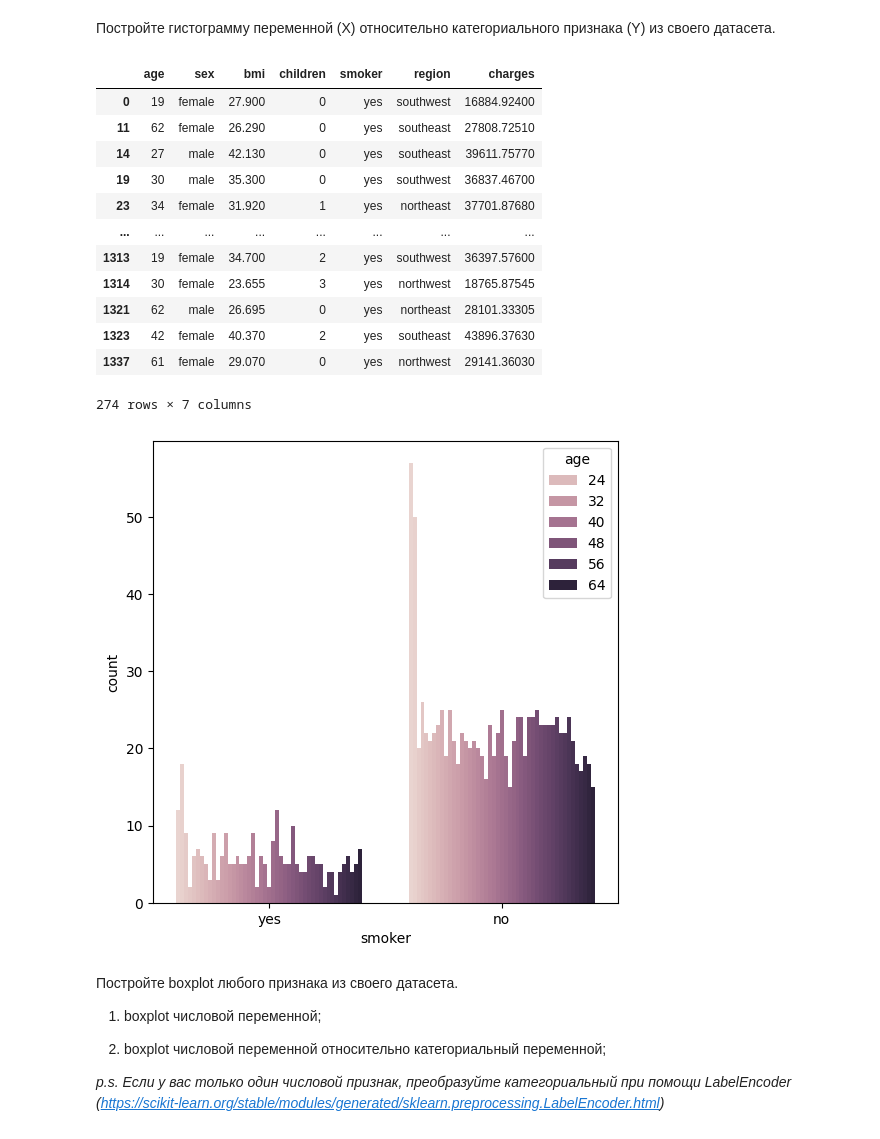
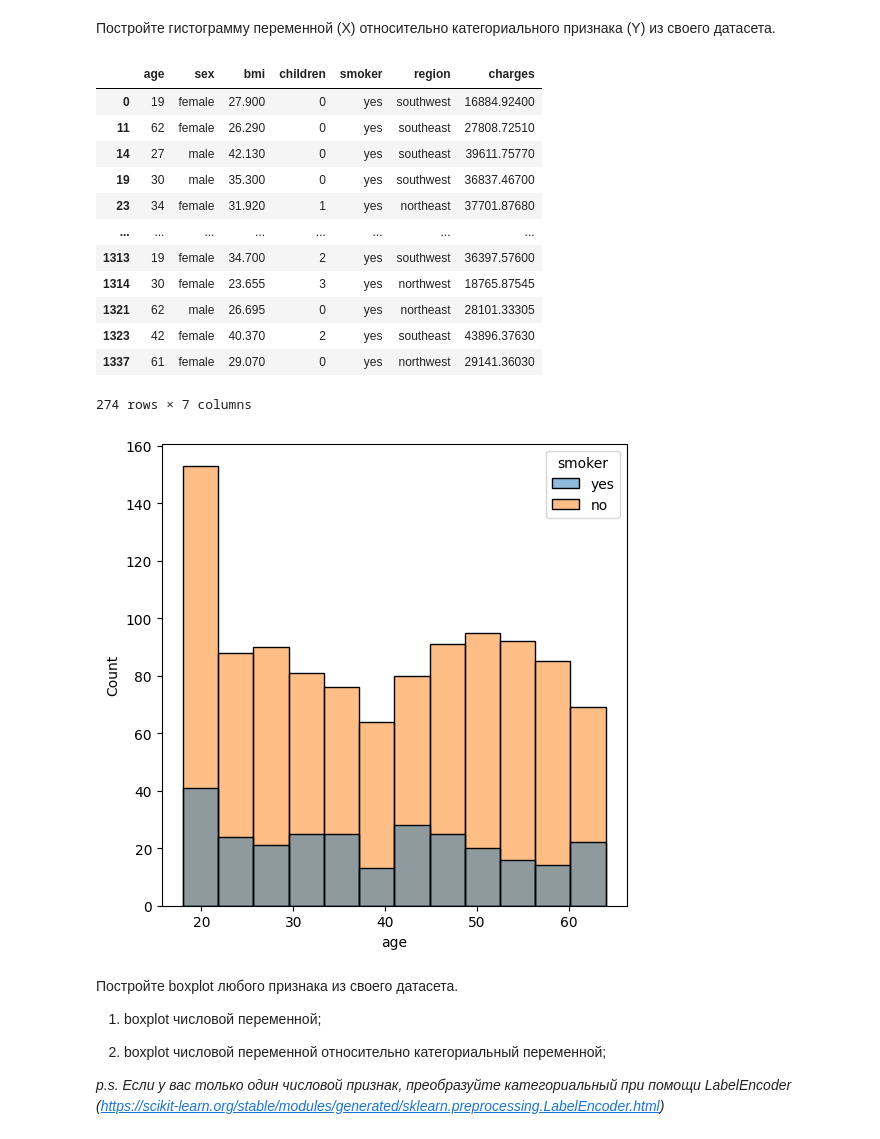
Before and after one commit to ScriptErrorVGM/VS-CODE, a Jupyter notebook: MTL/lab2/Lab_2.ipynb, the cells around one changed output. Drawn from its saved outputs; the diff is of its cells as text; code cells hidden in the pictures.

```diff
--- a/MTL/lab2/Lab_2.ipynb
+++ b/MTL/lab2/Lab_2.ipynb
@@ -152,23 +175,23 @@ Example: видим, что среднее и отклонение различ
  Постройте гистограмму переменной (X) относительно категориального признака (Y) из своего датасета.
 # %%
 plt.figure(figsize=(6, 6))
-sns.countplot(x= 'smoker', hue='age', data=df)
+sns.histplot(x= 'age', hue='smoker', data=df)
 df.loc[df['smoker'] == 'yes']
 # %% [output]
 |  | age | sex | bmi | children | smoker | region | charges |
 | 0 | 19 | female | 27.900 | 0 | yes | southwest | 16884.92400 |
 | 11 | 62 | female | 26.290 | 0 | yes | southeast | 27808.72510 |
 | 14 | 27 | male | 42.130 | 0 | yes | southeast | 39611.75770 |
 | 19 | 30 | male | 35.300 | 0 | yes | southwest | 36837.46700 |
 | 23 | 34 | female | 31.920 | 1 | yes | northeast | 37701.87680 |
 | ... | ... | ... | ... | ... | ... | ... | ... |
 | 1313 | 19 | female | 34.700 | 2 | yes | southwest | 36397.57600 |
 | 1314 | 30 | female | 23.655 | 3 | yes | northwest | 18765.87545 |
 | 1321 | 62 | male | 26.695 | 0 | yes | northeast | 28101.33305 |
 | 1323 | 42 | female | 40.370 | 2 | yes | southeast | 43896.37630 |
 | 1337 | 61 | female | 29.070 | 0 | yes | northwest | 29141.36030 |
 274 rows × 7 columns
-[figure, old version]
+[figure, new version]
 # %% [markdown]
 Постройте boxplot любого признака из своего датасета.
 
```
Also changed, not shown: parts of 2 cells of this notebook.
